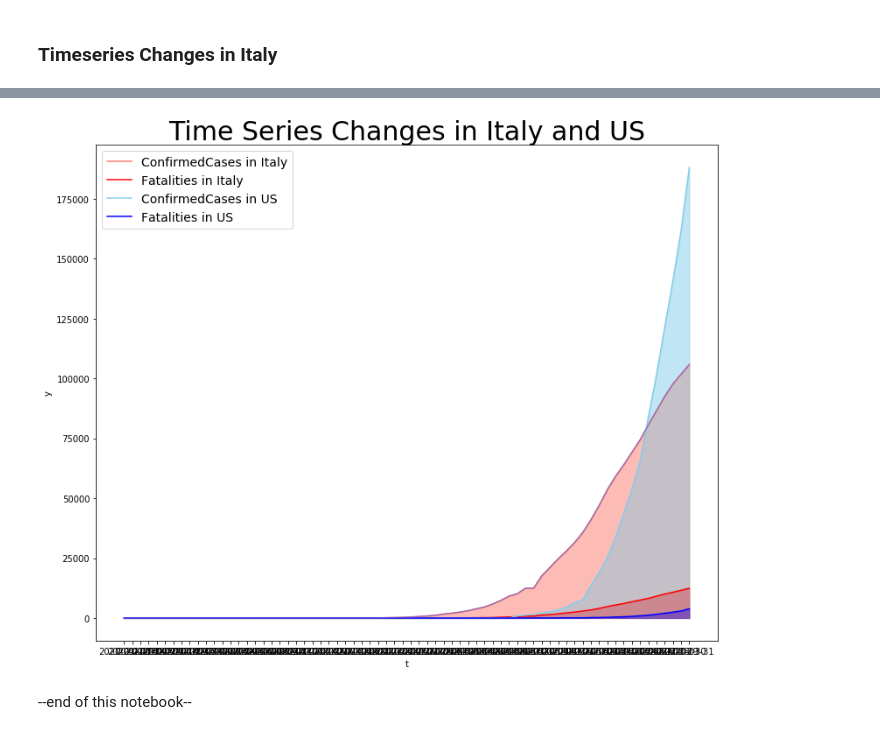
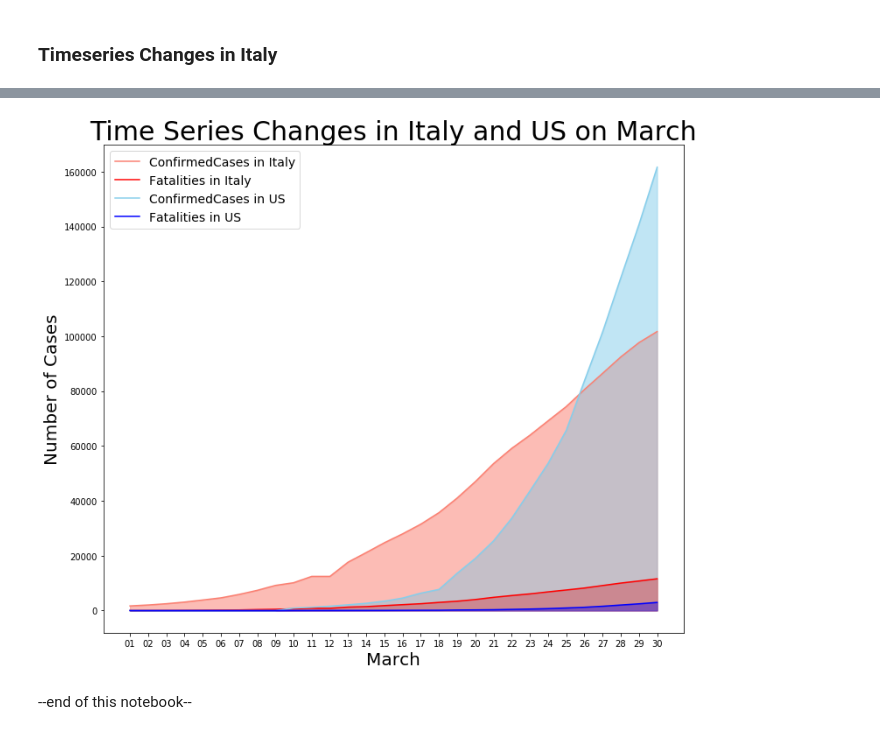
Before and after one commit to lyllme/Covid19, a Jupyter notebook: DataVisualization-graph_scatter plot of top 10 countries in fatalities.ipynb, the cells around one changed output, grey strips where cells are left out. Saved outputs shown, nothing was run; the diff lists cells and outputs as text; code cells hidden in the pictures.

Commit message:
fixed italy and us

```diff
--- a/DataVisualization-graph_scatter plot of top 10 countries in fatalities.ipynb
+++ b/DataVisualization-graph_scatter plot of top 10 countries in fatalities.ipynb
@@ -95,3 +73,19 @@ dfus
+# %%
+dfus = pd.read_csv('train.csv').query('Country_Region == "US"').groupby('Date').sum().drop('Id', axis = 1)
+dfus = dfus.rename(columns={'ConfirmedCases': 'ConfirmedCases_US'})
+dfus = dfus.rename(columns={'Fatalities': 'Fatalities_US'})
+dfus['Date'] = dfus.index
+dfus.drop('Date', axis = 1)
+dfus = dfus[39:69]
+time = dfus.Date
+list = []
+for i in time:
+    list.append(i[8:].replace('-', '/'))
+
+dfus['date'] = list
+dfus.drop('Date', axis = 1, inplace = True)
+# %%
+dftwo = pd.merge(dfus, dfitaly, on='date', how='inner')
 # %%
 # done
 import numpy as np
@@ -99,47 +93,49 @@ import matplotlib.pyplot as plt
 
 fig, ax = plt.subplots()
 
-t = dfitaly.Date
-y1 = dfitaly.ConfirmedCases
-y2 = dfitaly.Fatalities
-y3 = dfus.ConfirmedCases
-y4 = dfus.Fatalities
+t = dftwo.date
+y1 = dftwo.ConfirmedCases_Italy
+y2 = dftwo.Fatalities_Italy
+y3 = dftwo.ConfirmedCases_US
+y4 = dftwo.Fatalities_US
 
 c1,c2, c3, c4 = "salmon","red", "skyblue", "blue"  # 各プロットの色
 l1,l2, l3, l4 = "ConfirmedCases in Italy","Fatalities in Italy", "ConfirmedCases in US","Fatalities in US"  # 各ラベル
 
-ax.set_xlabel('t')  # x軸ラベル
-ax.set_ylabel('y')  # y軸ラベル
-ax.set_title(r'Time Series Changes in Italy and US', size = 30) # グラフタイトル
+ax.set_xlabel('March', size = 20)  # x軸ラベル
+ax.set_ylabel('Number of Cases', size = 20)  # y軸ラベル
+ax.set_title(r'Time Series Changes in Italy and US on March', size = 30)
+# グラフタイトル
 # ax.set_aspect('equal') # スケールを揃える
 #ax.grid()            # 罫線
 #ax.set_xlim([-10, 10]) # x方向の描画範囲を指定
 #ax.set_ylim([0, 1])    # y方向の描画範囲を指定
+
 ax.plot(t, y1, color=c1, label=l1)
 ax.plot(t, y2, color=c2, label=l2)
 ax.plot(t, y3, color=c3, label=l3)
 ax.plot(t, y4, color=c4, label=l4)
 
 # Change the color and its transparency
 plt.fill_between( t, y1, color="salmon", alpha=0.4)
 plt.fill_between( t, y2, color="red", alpha=0.4)
 plt.fill_between( t, y3, color="skyblue", alpha=0.4)
 plt.fill_between( t, y4, color="blue", alpha=0.4)
 
 
 # Same, but add a stronger line on top (edge)
 plt.fill_between( t, y1, color="salmon", alpha=0.2)
 plt.fill_between( t, y2, color="red", alpha=0.2)
 plt.fill_between( t, y3, color="skyblue", alpha=0.2)
 plt.fill_between( t, y4, color="blue", alpha=0.2)
 
-plt.plot(x, y, color="Slateblue", alpha=0.6)
+#plt.plot(x, y, color="Slateblue", alpha=0.6)
 
 ax.legend(loc=0, fontsize=14)    # 凡例
 fig.tight_layout()  # レイアウトの設定
 # plt.savefig('hoge.png') # 画像の保存
 plt.show()
 # %% [output]
-[figure, old version]
+[figure, new version]
 # %% [markdown]
 --end of this notebook--
```
Also changed, not shown: parts of 5 cells of this notebook, 1 other file.
